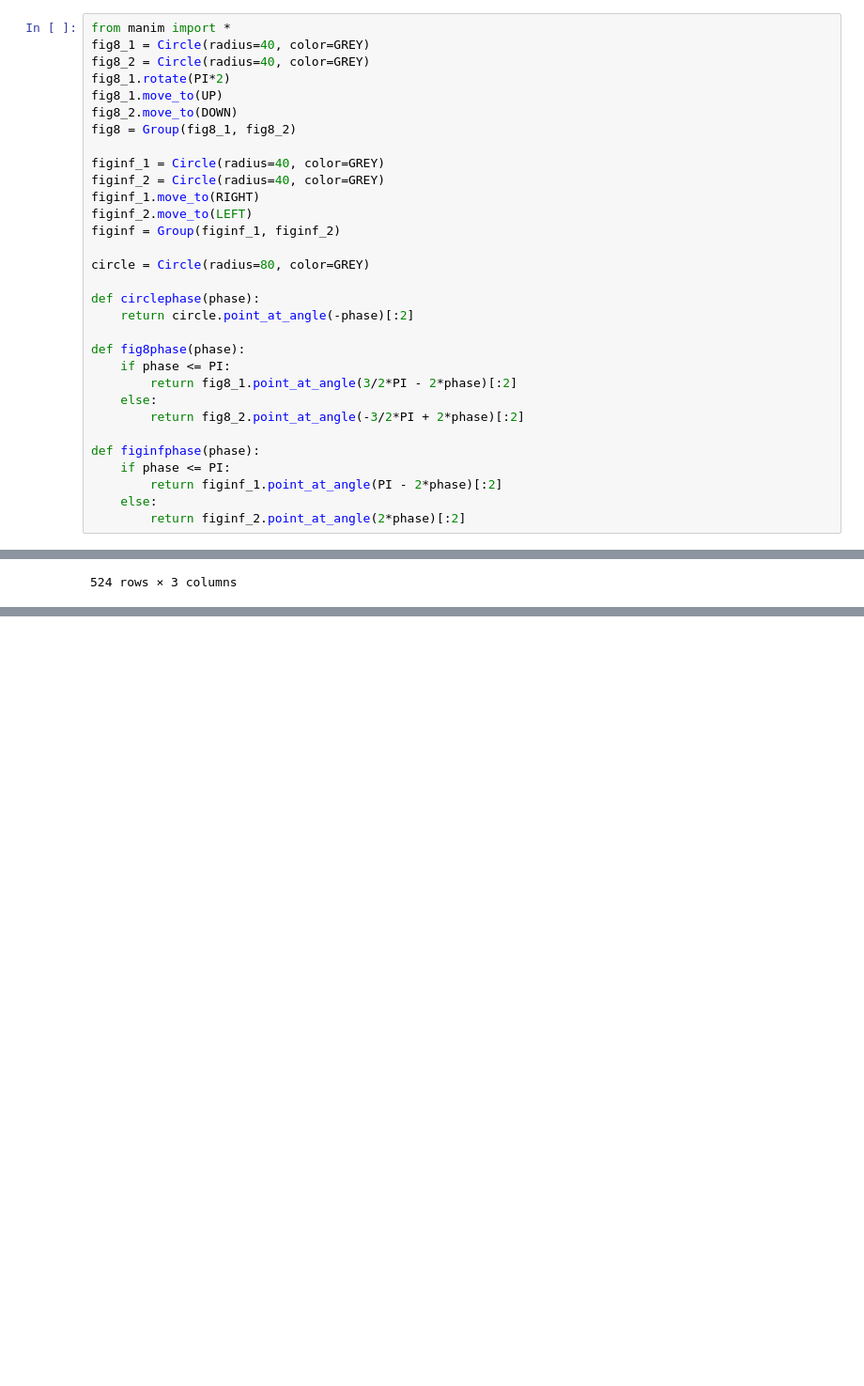
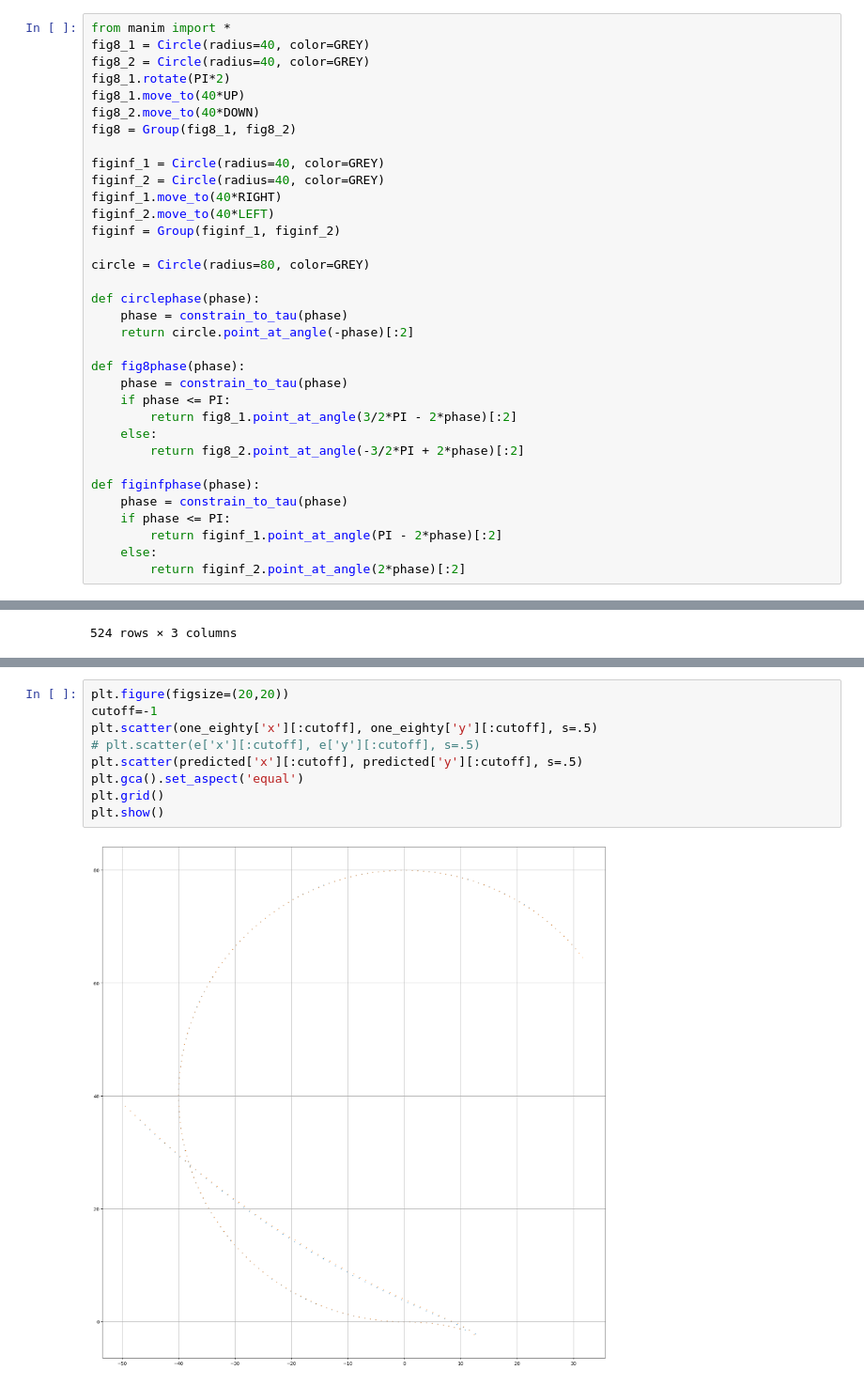
Before and after one commit to hemisemidemipresent/ace, a Jupyter notebook: data.ipynb, the cells around one changed output, grey strips where cells are left out. Shown at 94% size. Cells and saved outputs as stored; diff of their text form; blank space fills up the shorter version.

```diff
--- a/data.ipynb
+++ b/data.ipynb
@@ -11,28 +26,31 @@ from manim import *
 fig8_1 = Circle(radius=40, color=GREY)
 fig8_2 = Circle(radius=40, color=GREY)
 fig8_1.rotate(PI*2)
-fig8_1.move_to(UP)
-fig8_2.move_to(DOWN)
+fig8_1.move_to(40*UP)
+fig8_2.move_to(40*DOWN)
 fig8 = Group(fig8_1, fig8_2)
 
 figinf_1 = Circle(radius=40, color=GREY)
 figinf_2 = Circle(radius=40, color=GREY)
-figinf_1.move_to(RIGHT)
-figinf_2.move_to(LEFT)
+figinf_1.move_to(40*RIGHT)
+figinf_2.move_to(40*LEFT)
 figinf = Group(figinf_1, figinf_2)
 
 circle = Circle(radius=80, color=GREY)
 
 def circlephase(phase):
+    phase = constrain_to_tau(phase)
     return circle.point_at_angle(-phase)[:2]
 
 def fig8phase(phase):
+    phase = constrain_to_tau(phase)
     if phase <= PI:
         return fig8_1.point_at_angle(3/2*PI - 2*phase)[:2]
     else:
         return fig8_2.point_at_angle(-3/2*PI + 2*phase)[:2]
 
 def figinfphase(phase):
+    phase = constrain_to_tau(phase)
     if phase <= PI:
         return figinf_1.point_at_angle(PI - 2*phase)[:2]
     else:
@@ -86,0 +227,11 @@ ax.plot(v)
+# %%
+plt.figure(figsize=(20,20))
+cutoff=-1
+plt.scatter(one_eighty['x'][:cutoff], one_eighty['y'][:cutoff], s=.5)
+# plt.scatter(e['x'][:cutoff], e['y'][:cutoff], s=.5)
+plt.scatter(predicted['x'][:cutoff], predicted['y'][:cutoff], s=.5)
+plt.gca().set_aspect('equal')
+plt.grid()
+plt.show()
+# %% [output]
+[figure, added]
```
Also changed, not shown: parts of 20 cells of this notebook, 9 other files.
